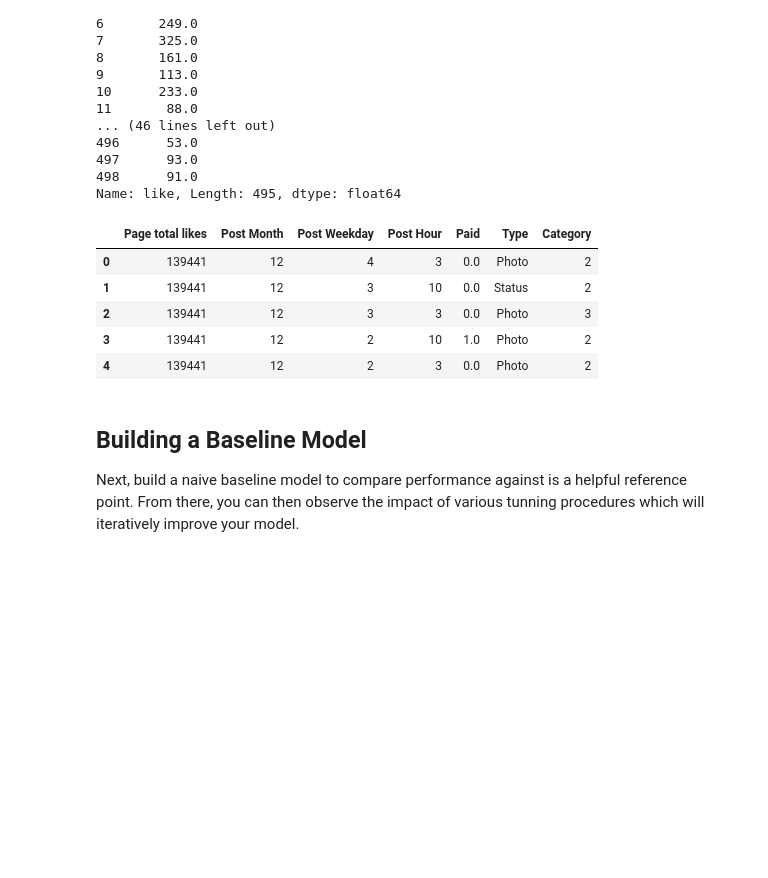
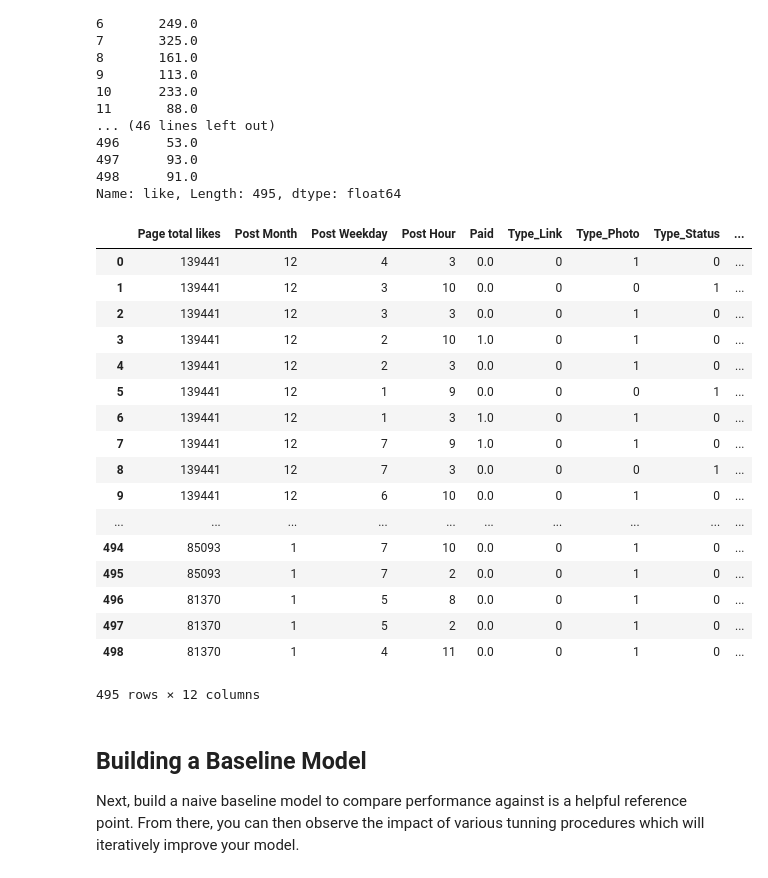
Before and after one commit to fleralle/dsc-tuning-neural-networks-with-normalization-lab-houston-ds-042219, a Jupyter notebook: index.ipynb, the cells around one changed output. Saved outputs shown, nothing was run; the diff lists cells and outputs as text; code cells hidden in the pictures; blank space fills up the shorter version.

```diff
--- a/index.ipynb
+++ b/index.ipynb
@@ -134,21 +134,33 @@ Name: like, Length: 495, dtype: float64
 # %%
 X = df[[
 'Page total likes',
 'Post Month',
 'Post Weekday',
 'Post Hour',
 'Paid',
 'Type',
 'Category']]
 
-pd.get_dummies(X, columns=['Type'])
+pd.get_dummies(X, columns=['Type', 'Category'])
 # %% [output]
-|  | Page total likes | Post Month | Post Weekday | Post Hour | Paid | Type | Category |
-| 0 | 139441 | 12 | 4 | 3 | 0.0 | Photo | 2 |
-| 1 | 139441 | 12 | 3 | 10 | 0.0 | Status | 2 |
-| 2 | 139441 | 12 | 3 | 3 | 0.0 | Photo | 3 |
-| 3 | 139441 | 12 | 2 | 10 | 1.0 | Photo | 2 |
-| 4 | 139441 | 12 | 2 | 3 | 0.0 | Photo | 2 |
+|  | Page total likes | Post Month | Post Weekday | Post Hour | Paid | Type_Link | Type_Photo | Type_Status | ... |
+| 0 | 139441 | 12 | 4 | 3 | 0.0 | 0 | 1 | 0 | ... |
+| 1 | 139441 | 12 | 3 | 10 | 0.0 | 0 | 0 | 1 | ... |
+| 2 | 139441 | 12 | 3 | 3 | 0.0 | 0 | 1 | 0 | ... |
+| 3 | 139441 | 12 | 2 | 10 | 1.0 | 0 | 1 | 0 | ... |
+| 4 | 139441 | 12 | 2 | 3 | 0.0 | 0 | 1 | 0 | ... |
+| 5 | 139441 | 12 | 1 | 9 | 0.0 | 0 | 0 | 1 | ... |
+| 6 | 139441 | 12 | 1 | 3 | 1.0 | 0 | 1 | 0 | ... |
+| 7 | 139441 | 12 | 7 | 9 | 1.0 | 0 | 1 | 0 | ... |
+| 8 | 139441 | 12 | 7 | 3 | 0.0 | 0 | 0 | 1 | ... |
+| 9 | 139441 | 12 | 6 | 10 | 0.0 | 0 | 1 | 0 | ... |
+| ... | ... | ... | ... | ... | ... | ... | ... | ... | ... |
+| 494 | 85093 | 1 | 7 | 10 | 0.0 | 0 | 1 | 0 | ... |
+| 495 | 85093 | 1 | 7 | 2 | 0.0 | 0 | 1 | 0 | ... |
+| 496 | 81370 | 1 | 5 | 8 | 0.0 | 0 | 1 | 0 | ... |
+| 497 | 81370 | 1 | 5 | 2 | 0.0 | 0 | 1 | 0 | ... |
+| 498 | 81370 | 1 | 4 | 11 | 0.0 | 0 | 1 | 0 | ... |
+495 rows × 12 columns
 # %%
 X_train, X_val, Y_train, Y_val = train_test_split(X, y)
 # %% [markdown]
```
